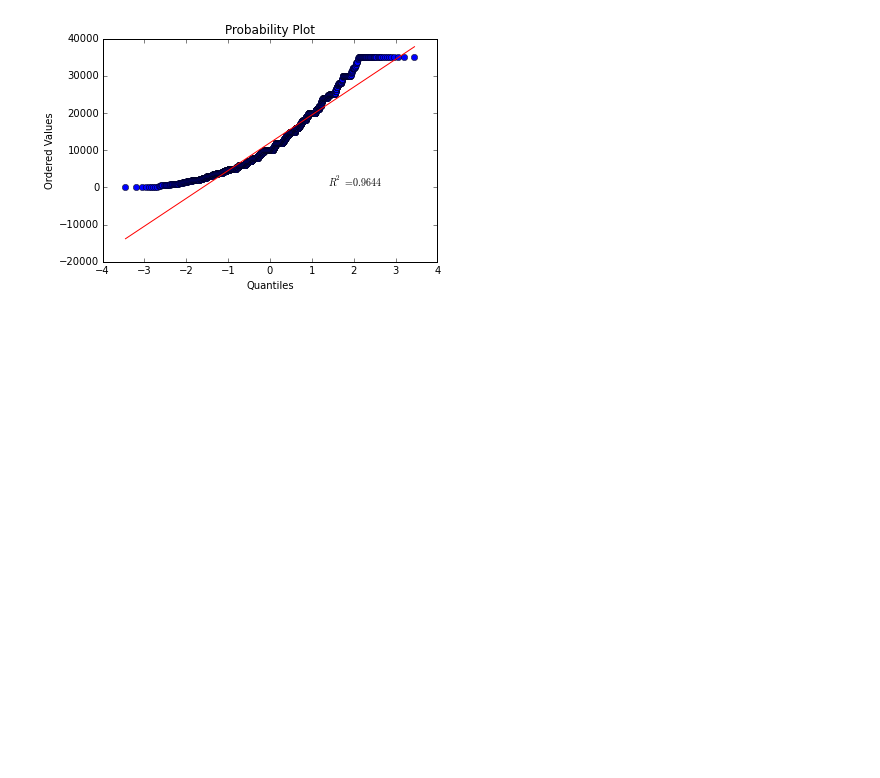
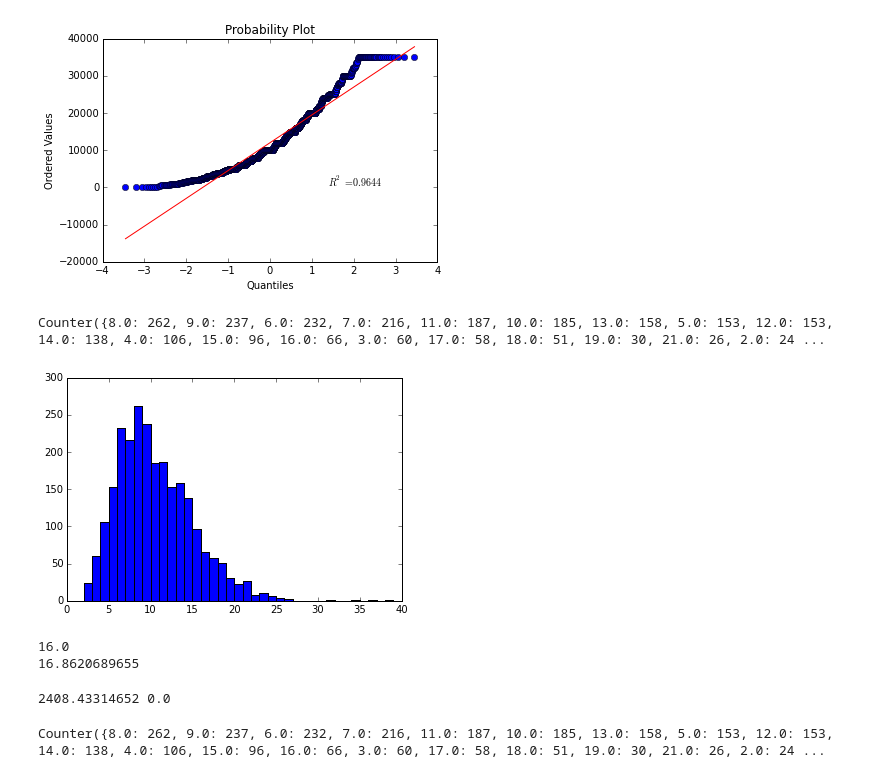
Before and after one commit to DGMichael/lending_tree, a Jupyter notebook: 2015-07-14_lending_club.ipynb, the cells around one changed output. Saved outputs shown, nothing was run; the diff lists cells and outputs as text; code cells hidden in the pictures; blank space fills up the shorter version.

```diff
--- a/2015-07-14_lending_club.ipynb
+++ b/2015-07-14_lending_club.ipynb
@@ -50,0 +53,31 @@ plt.show()
+# %%
+#Confirm loans data loaded:
+loansData
+#drop null rows
+loansData.dropna(inplace=True)
+freq = collections.Counter(loansData["Open.CREDIT.Lines"])
+freq
+# %% [output]
+Counter({8.0: 262, 9.0: 237, 6.0: 232, 7.0: 216, 11.0: 187, 10.0: 185, 13.0: 158, 5.0: 153, 12.0: 153, 14.0: 138, 4.0: 106, 15.0: 96, 16.0: 66, 3.0: 60, 17.0: 58, 18.0: 51, 19.0: 30, 21.0: 26, 2.0: 24 ...
+# %%
+plt.figure()
+plt.bar(freq.keys(), freq.values(), width = 1)
+plt.show()
+# %% [output]
+[figure, added]
+# %%
+import numpy as np
+print np.median(freq.keys())
+print np.mean(freq.keys())
+# %% [output]
+16.0
+16.8620689655
+# %%
+chi,p = stats.chisquare(freq.values())
+print chi, p
+# %% [output]
+2408.43314652 0.0
+# %%
+freq
+# %% [output]
+Counter({8.0: 262, 9.0: 237, 6.0: 232, 7.0: 216, 11.0: 187, 10.0: 185, 13.0: 158, 5.0: 153, 12.0: 153, 14.0: 138, 4.0: 106, 15.0: 96, 16.0: 66, 3.0: 60, 17.0: 58, 18.0: 51, 19.0: 30, 21.0: 26, 2.0: 24 ...
```
Also changed, not shown: parts of 1 cell of this notebook, 1 other file.
